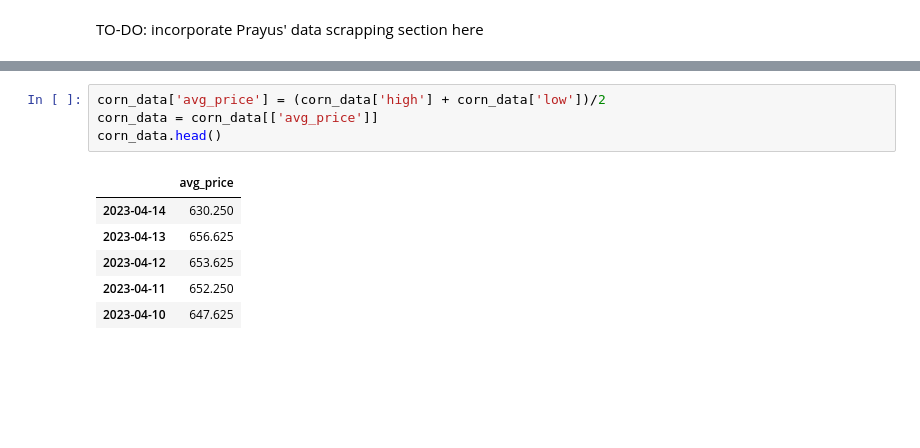
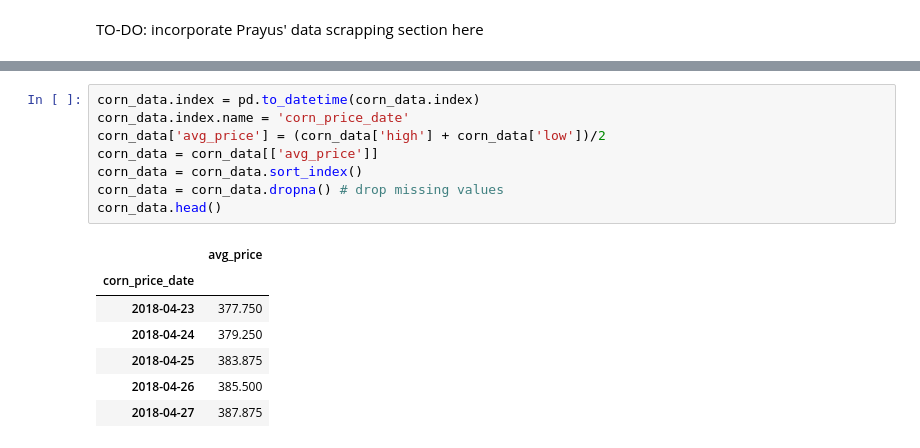
Before and after one commit to PrayusShrestha/crop-price-prediction, a Jupyter notebook: src/final_project.ipynb, the cells around one changed output, grey strips where cells are left out. Drawn from its saved outputs; the diff is of its cells as text; blank space fills up the shorter version.

```diff
--- a/src/final_project.ipynb
+++ b/src/final_project.ipynb
@@ -45,11 +62,16 @@ corn_data.head()
 # %%
+corn_data.index = pd.to_datetime(corn_data.index)
+corn_data.index.name = 'corn_price_date'
 corn_data['avg_price'] = (corn_data['high'] + corn_data['low'])/2
 corn_data = corn_data[['avg_price']]
+corn_data = corn_data.sort_index()
+corn_data = corn_data.dropna() # drop missing values
 corn_data.head()
 # %% [output]
 |  | avg_price |
-| 2023-04-14 | 630.250 |
-| 2023-04-13 | 656.625 |
-| 2023-04-12 | 653.625 |
-| 2023-04-11 | 652.250 |
-| 2023-04-10 | 647.625 |
+| corn_price_date |  |
+| 2018-04-23 | 377.750 |
+| 2018-04-24 | 379.250 |
+| 2018-04-25 | 383.875 |
+| 2018-04-26 | 385.500 |
+| 2018-04-27 | 387.875 |
```
Also changed, not shown: parts of 31 cells of this notebook.
